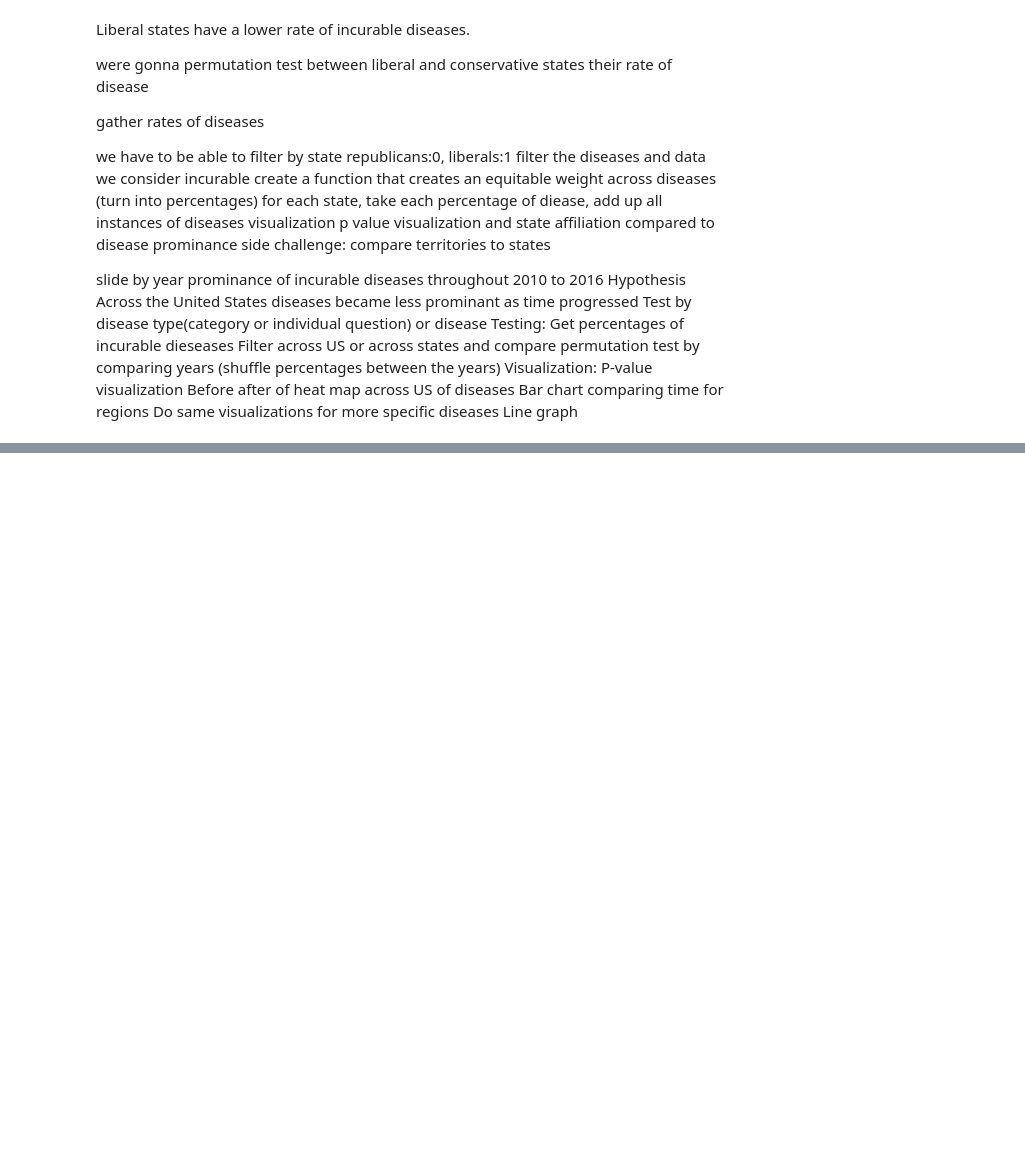
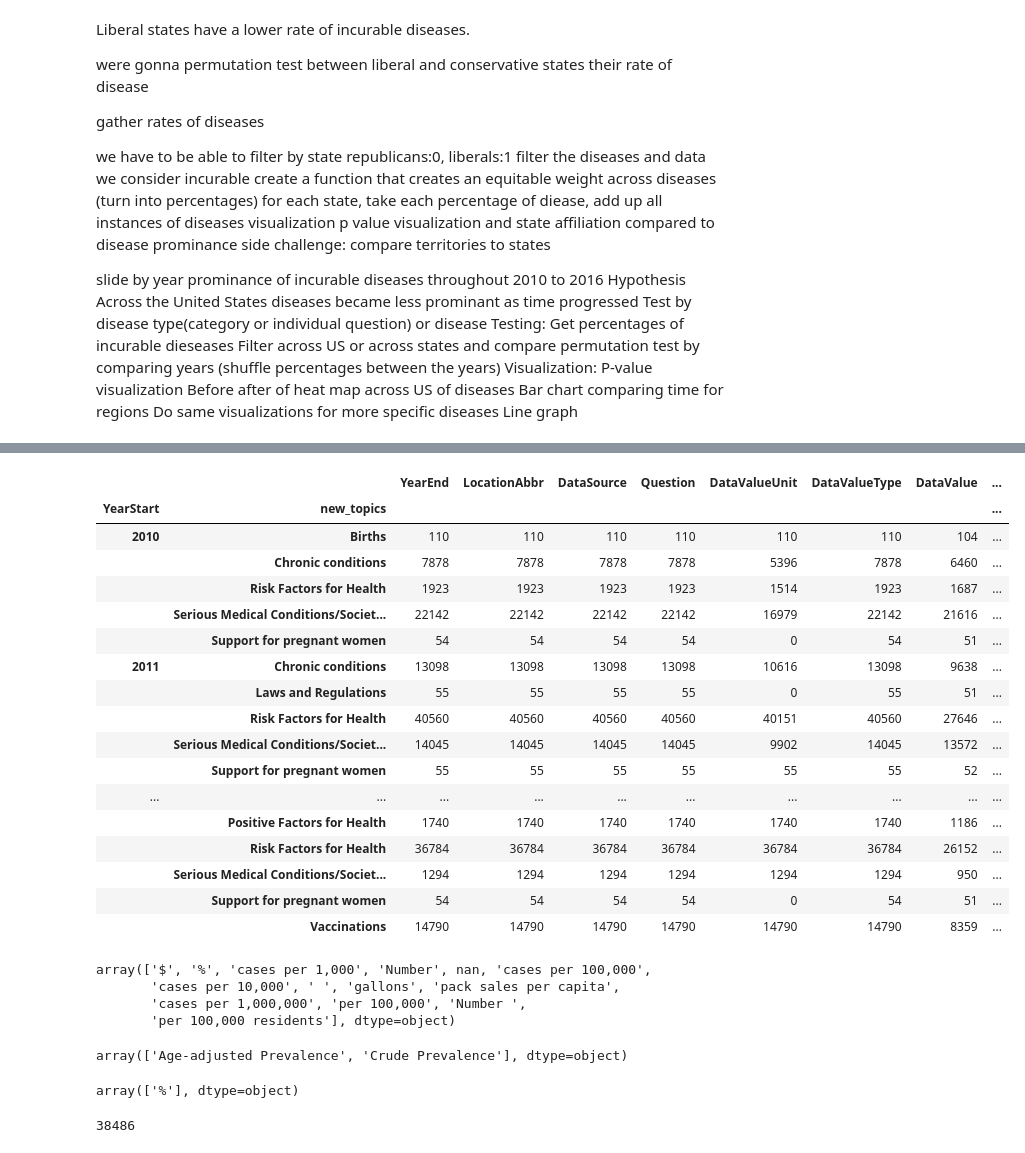
Before and after one commit to ajf01/DataHacks-2020-Science-Track, a Jupyter notebook: Untitled.ipynb, the cells around one changed output, grey strips where cells are left out. Cells and saved outputs as stored; diff of their text form; code cells hidden in the pictures; blank space fills up the shorter version.

```diff
--- a/Untitled.ipynb
+++ b/Untitled.ipynb
@@ -116,0 +194,21 @@ Visualization:
+# %%
+dropped_altered[dropped_altered['YearStart'] > 2009].groupby(['YearStart', 'new_topics']).count()
+# %% [output]
+|  |  | YearEnd | LocationAbbr | DataSource | Question | DataValueUnit | DataValueType | DataValue | ... |
+| YearStart | new_topics |  |  |  |  |  |  |  | ... |
+| 2010 | Births | 110 | 110 | 110 | 110 | 110 | 110 | 104 | ... |
+|  | Chronic conditions | 7878 | 7878 | 7878 | 7878 | 5396 | 7878 | 6460 | ... |
+|  | Risk Factors for Health | 1923 | 1923 | 1923 | 1923 | 1514 | 1923 | 1687 | ... |
+|  | Serious Medical Conditions/Societ... | 22142 | 22142 | 22142 | 22142 | 16979 | 22142 | 21616 | ... |
+|  | Support for pregnant women | 54 | 54 | 54 | 54 | 0 | 54 | 51 | ... |
+| 2011 | Chronic conditions | 13098 | 13098 | 13098 | 13098 | 10616 | 13098 | 9638 | ... |
+|  | Laws and Regulations | 55 | 55 | 55 | 55 | 0 | 55 | 51 | ... |
+|  | Risk Factors for Health | 40560 | 40560 | 40560 | 40560 | 40151 | 40560 | 27646 | ... |
+|  | Serious Medical Conditions/Societ... | 14045 | 14045 | 14045 | 14045 | 9902 | 14045 | 13572 | ... |
+|  | Support for pregnant women | 55 | 55 | 55 | 55 | 55 | 55 | 52 | ... |
+| ... | ... | ... | ... | ... | ... | ... | ... | ... | ... |
+|  | Positive Factors for Health | 1740 | 1740 | 1740 | 1740 | 1740 | 1740 | 1186 | ... |
+|  | Risk Factors for Health | 36784 | 36784 | 36784 | 36784 | 36784 | 36784 | 26152 | ... |
+|  | Serious Medical Conditions/Societ... | 1294 | 1294 | 1294 | 1294 | 1294 | 1294 | 950 | ... |
+|  | Support for pregnant women | 54 | 54 | 54 | 54 | 0 | 54 | 51 | ... |
+|  | Vaccinations | 14790 | 14790 | 14790 | 14790 | 14790 | 14790 | 8359 | ... |
@@ -116,0 +217,19 @@ Visualization:
+# %%
+day['DataValueUnit'].unique()
+# %% [output]
+array(['$', '%', 'cases per 1,000', 'Number', nan, 'cases per 100,000',
+       'cases per 10,000', ' ', 'gallons', 'pack sales per capita',
+       'cases per 1,000,000', 'per 100,000', 'Number ',
+       'per 100,000 residents'], dtype=object)
+# %%
+day[day['new_topics'] == 'Vaccinations']['DataValueType'].unique()
+# %% [output]
+array(['Age-adjusted Prevalence', 'Crude Prevalence'], dtype=object)
+# %%
+day[day['new_topics'] == 'Vaccinations']['DataValueUnit'].unique()
+# %% [output]
+array(['%'], dtype=object)
+# %%
+day[day['new_topics'] == 'Vaccinations']['DataValue'].isna().sum()
+# %% [output]
+38486
```
Also changed, not shown: parts of 14 cells of this notebook.
